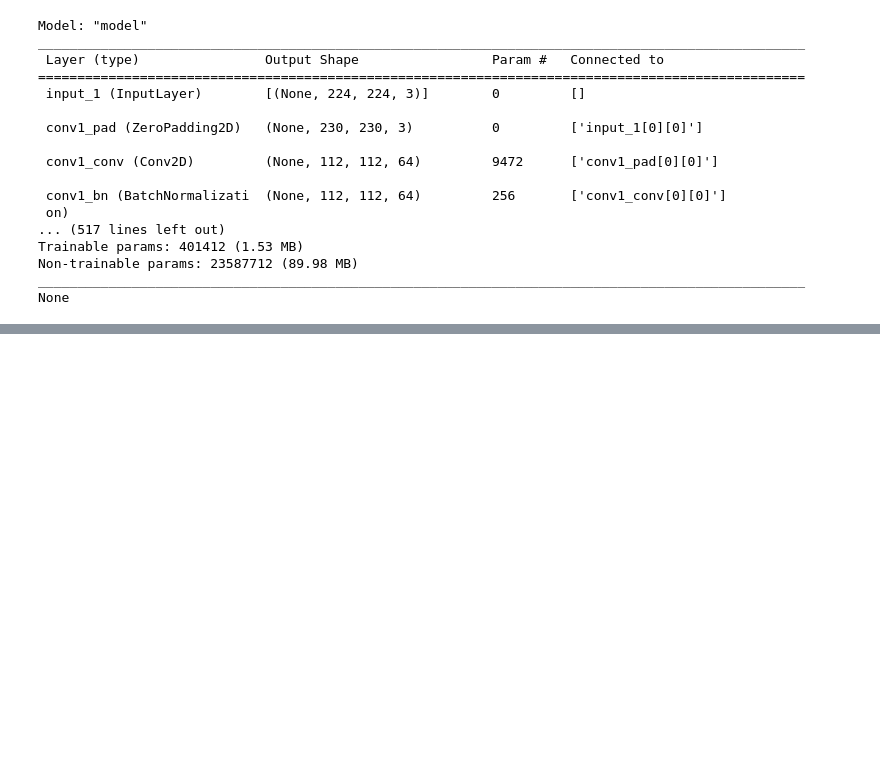
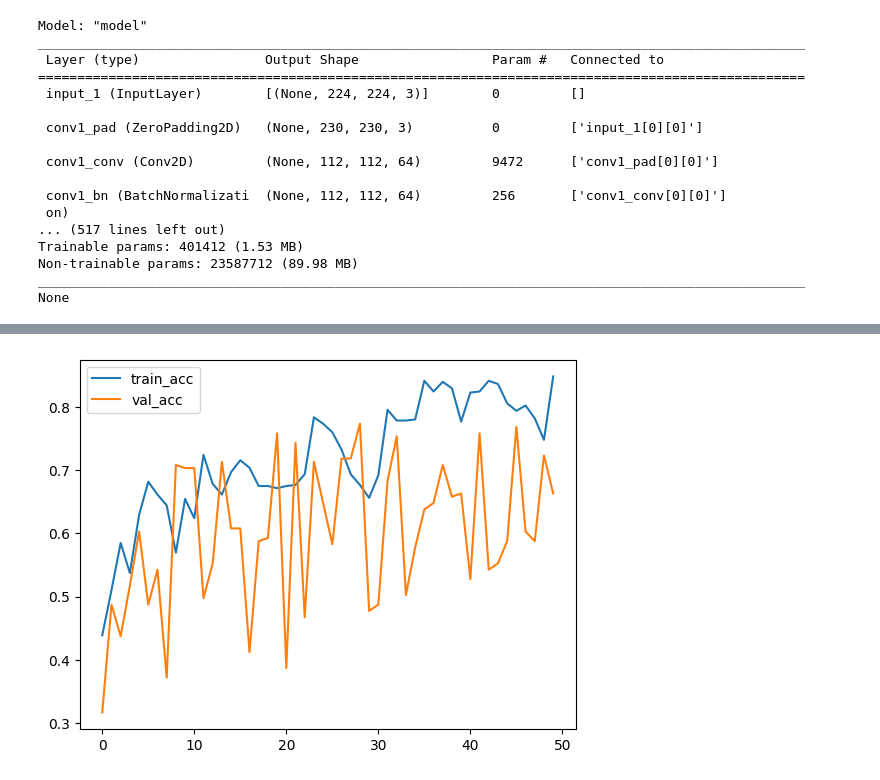
Before and after one commit to Alexandertheasian02/NitroSCAN, a Jupyter notebook: NitroScan_ModelBuild.ipynb, the cells around one changed output, grey strips where cells are left out. Cells and saved outputs as stored; diff of their text form; code cells hidden in the pictures; blank space fills up the shorter version.

Commit message:
Plotting accuracy and loss curves

```diff
--- a/NitroScan_ModelBuild.ipynb
+++ b/NitroScan_ModelBuild.ipynb
@@ -183,0 +184,7 @@ Epoch 50/50
+# %%
+plt.plot(result.history['accuracy'], label = 'train_acc')
+plt.plot(result.history['val_accuracy'], label='val_acc')
+plt.legend()
+plt.show()
+# %% [output]
+[figure, added]
```
Also changed, not shown: parts of 5 cells of this notebook.
